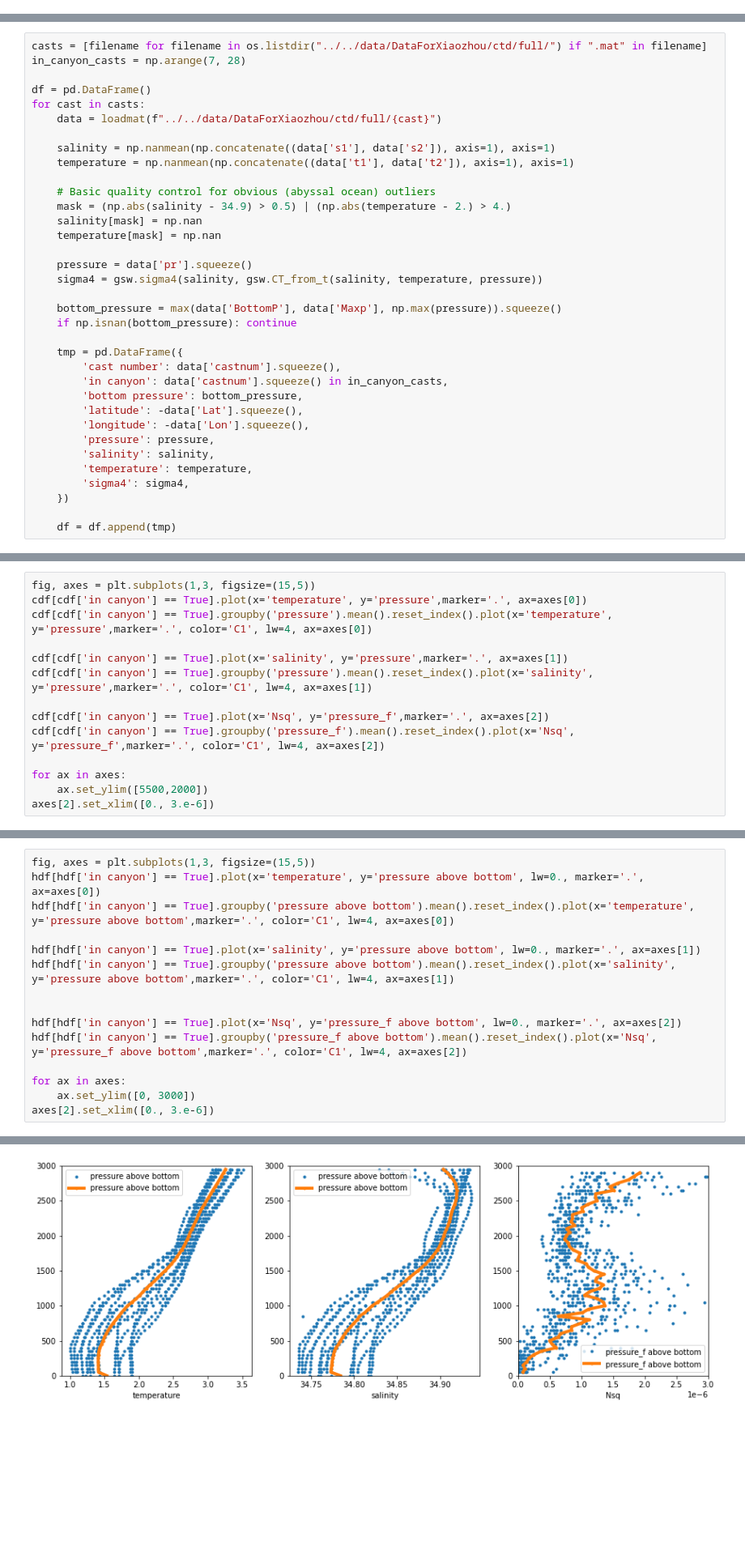
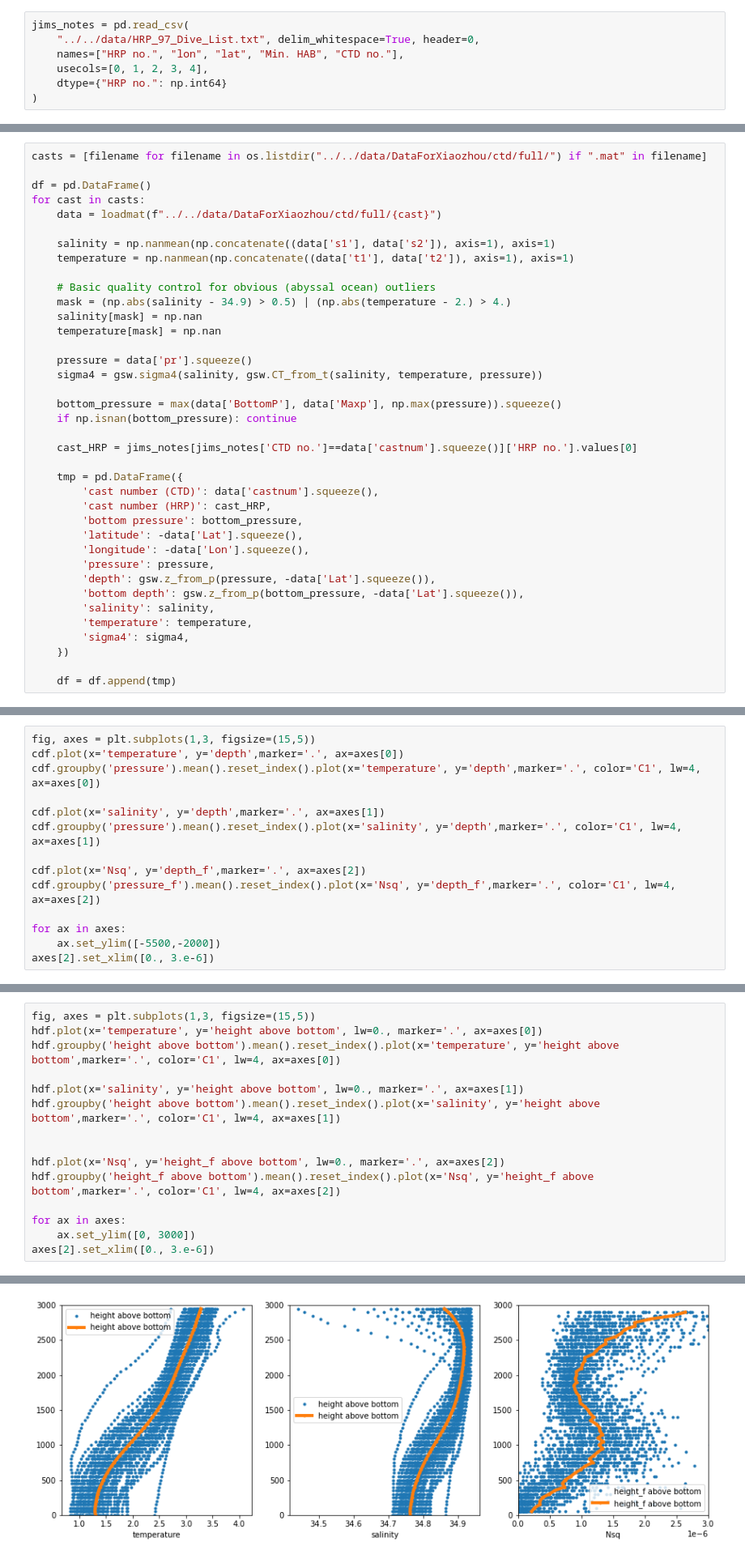
Before and after one commit to hdrake/sim-bbtre, a Jupyter notebook: notebooks/pre-processing/pre_process_BBTRE_hydrography.ipynb, the cells around one changed output, grey strips where cells are left out. Shown at 81% size. Saved outputs shown, nothing was run; the diff lists cells and outputs as text; blank space fills up the shorter version.

```diff
--- a/notebooks/pre-processing/pre_process_BBTRE_hydrography.ipynb
+++ b/notebooks/pre-processing/pre_process_BBTRE_hydrography.ipynb
@@ -18,11 +18,17 @@ def bin_average(var, var_lev, lev_bounds, nmin=5):
         else:
             var_av[k] = np.nan
     return var_av
+# %%
+jims_notes = pd.read_csv(
+    "../../data/HRP_97_Dive_List.txt", delim_whitespace=True, header=0,
+    names=["HRP no.", "lon", "lat", "Min. HAB", "CTD no."],
+    usecols=[0, 1, 2, 3, 4],
+    dtype={"HRP no.": np.int64}
+)
 # %% [markdown]
 ## PRE-PROCESS Jim Ledwell's CTD DATA
 # %%
 casts = [filename for filename in os.listdir("../../data/DataForXiaozhou/ctd/full/") if ".mat" in filename]
-in_canyon_casts = np.arange(7, 28)
 
 df = pd.DataFrame()
 for cast in casts:
@@ -42,13 +48,17 @@ for cast in casts:
     bottom_pressure = max(data['BottomP'], data['Maxp'], np.max(pressure)).squeeze()
     if np.isnan(bottom_pressure): continue
 
+    cast_HRP = jims_notes[jims_notes['CTD no.']==data['castnum'].squeeze()]['HRP no.'].values[0]
+
     tmp = pd.DataFrame({
-        'cast number': data['castnum'].squeeze(),
-        'in canyon': data['castnum'].squeeze() in in_canyon_casts,
+        'cast number (CTD)': data['castnum'].squeeze(),
+        'cast number (HRP)': cast_HRP,
         'bottom pressure': bottom_pressure,
         'latitude': -data['Lat'].squeeze(),
         'longitude': -data['Lon'].squeeze(),
         'pressure': pressure,
+        'depth': gsw.z_from_p(pressure, -data['Lat'].squeeze()),
+        'bottom depth': gsw.z_from_p(bottom_pressure, -data['Lat'].squeeze()),
         'salinity': salinity,
         'temperature': temperature,
         'sigma4': sigma4,
@@ -118,16 +129,16 @@ for castnum in np.sort(df['cast number'].unique()):
 # %%
 fig, axes = plt.subplots(1,3, figsize=(15,5))
-cdf[cdf['in canyon'] == True].plot(x='temperature', y='pressure',marker='.', ax=axes[0])
-cdf[cdf['in canyon'] == True].groupby('pressure').mean().reset_index().plot(x='temperature', y='pressure',marker='.', color='C1', lw=4, ax=axes[0])
+cdf.plot(x='temperature', y='depth',marker='.', ax=axes[0])
+cdf.groupby('pressure').mean().reset_index().plot(x='temperature', y='depth',marker='.', color='C1', lw=4, ax=axes[0])
 
-cdf[cdf['in canyon'] == True].plot(x='salinity', y='pressure',marker='.', ax=axes[1])
-cdf[cdf['in canyon'] == True].groupby('pressure').mean().reset_index().plot(x='salinity', y='pressure',marker='.', color='C1', lw=4, ax=axes[1])
+cdf.plot(x='salinity', y='depth',marker='.', ax=axes[1])
+cdf.groupby('pressure').mean().reset_index().plot(x='salinity', y='depth',marker='.', color='C1', lw=4, ax=axes[1])
 
-cdf[cdf['in canyon'] == True].plot(x='Nsq', y='pressure_f',marker='.', ax=axes[2])
-cdf[cdf['in canyon'] == True].groupby('pressure_f').mean().reset_index().plot(x='Nsq', y='pressure_f',marker='.', color='C1', lw=4, ax=axes[2])
+cdf.plot(x='Nsq', y='depth_f',marker='.', ax=axes[2])
+cdf.groupby('pressure_f').mean().reset_index().plot(x='Nsq', y='depth_f',marker='.', color='C1', lw=4, ax=axes[2])
 
 for ax in axes:
-    ax.set_ylim([5500,2000])
+    ax.set_ylim([-5500,-2000])
 axes[2].set_xlim([0., 3.e-6])
 # %% [output]
 (0.0, 3e-06)
@@ -137,21 +148,21 @@ axes[2].set_xlim([0., 3.e-6])
 # %%
 fig, axes = plt.subplots(1,3, figsize=(15,5))
-hdf[hdf['in canyon'] == True].plot(x='temperature', y='pressure above bottom', lw=0., marker='.', ax=axes[0])
-hdf[hdf['in canyon'] == True].groupby('pressure above bottom').mean().reset_index().plot(x='temperature', y='pressure above bottom',marker='.', color='C1', lw=4, ax=axes[0])
+hdf.plot(x='temperature', y='height above bottom', lw=0., marker='.', ax=axes[0])
+hdf.groupby('height above bottom').mean().reset_index().plot(x='temperature', y='height above bottom',marker='.', color='C1', lw=4, ax=axes[0])
 
-hdf[hdf['in canyon'] == True].plot(x='salinity', y='pressure above bottom', lw=0., marker='.', ax=axes[1])
-hdf[hdf['in canyon'] == True].groupby('pressure above bottom').mean().reset_index().plot(x='salinity', y='pressure above bottom',marker='.', color='C1', lw=4, ax=axes[1])
+hdf.plot(x='salinity', y='height above bottom', lw=0., marker='.', ax=axes[1])
+hdf.groupby('height above bottom').mean().reset_index().plot(x='salinity', y='height above bottom',marker='.', color='C1', lw=4, ax=axes[1])
 
 
-hdf[hdf['in canyon'] == True].plot(x='Nsq', y='pressure_f above bottom', lw=0., marker='.', ax=axes[2])
-hdf[hdf['in canyon'] == True].groupby('pressure_f above bottom').mean().reset_index().plot(x='Nsq', y='pressure_f above bottom',marker='.', color='C1', lw=4, ax=axes[2])
+hdf.plot(x='Nsq', y='height_f above bottom', lw=0., marker='.', ax=axes[2])
+hdf.groupby('height_f above bottom').mean().reset_index().plot(x='Nsq', y='height_f above bottom',marker='.', color='C1', lw=4, ax=axes[2])
 
 for ax in axes:
     ax.set_ylim([0, 3000])
 axes[2].set_xlim([0., 3.e-6])
 # %% [output]
 (0.0, 3e-06)
-[figure, old version]
+[figure, new version]
 # %%
 df.to_csv("../../data/BBTRE_hydrography_full.csv")
 cdf.to_csv("../../data/BBTRE_hydrography_z-binned.csv")
```
Also changed, not shown: parts of 8 cells of this notebook, 14 other files.
